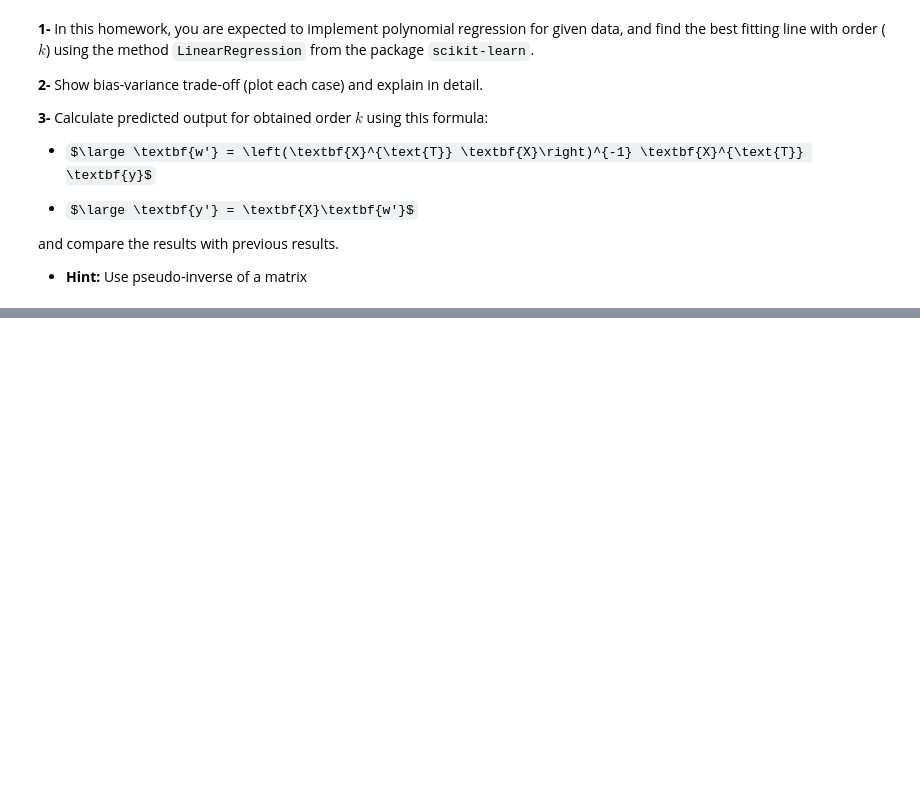
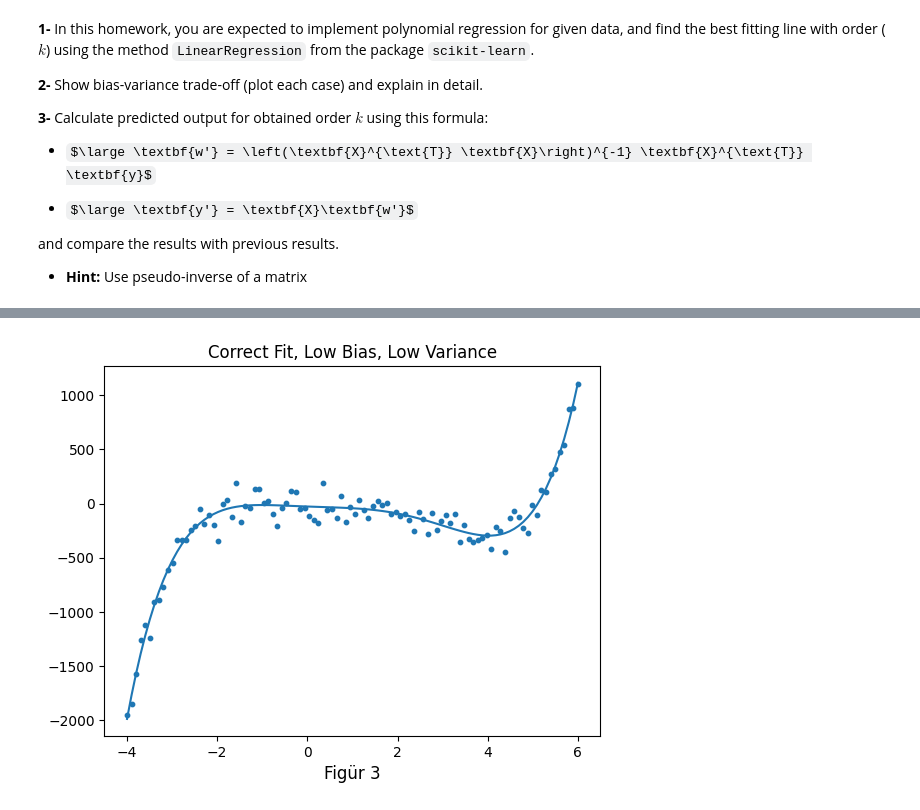
Before and after one commit to sahinebrar/MachineLearningExercises, a Jupyter notebook: BLM22535_HW3.ipynb, the cells around one changed output, grey strips where cells are left out. Drawn from its saved outputs; the diff is of its cells as text; code cells hidden in the pictures; some formulas as TeX source; blank space fills up the shorter version.

```diff
--- a/BLM22535_HW3.ipynb
+++ b/BLM22535_HW3.ipynb
@@ -106,0 +126,16 @@ RMSE of degree  30 :  90.44402062373908 *** R2 score of degree  30 :  0.95898024
+# %%
+polynomial_features = PolynomialFeatures(degree=5)
+x_poly = polynomial_features.fit_transform(x)
+model = LinearRegression()
+model.fit(x_poly, y)
+y_poly_pred = model.predict(x_poly)
+plt.scatter(x, y, s=10)
+sort_axis = operator.itemgetter(0)
+sorted_zip = sorted(zip(x,y_poly_pred), key=sort_axis)
+x, y_poly_pred = zip(*sorted_zip)
+plt.plot(x, y_poly_pred, label= degree)
+plt.title("Correct Fit, Low Bias, Low Variance")
+plt.xlabel('Figür 3', fontsize=12)
+plt.show()
+# %% [output]
+[figure, added]
```
Also changed, not shown: parts of 10 cells of this notebook.
